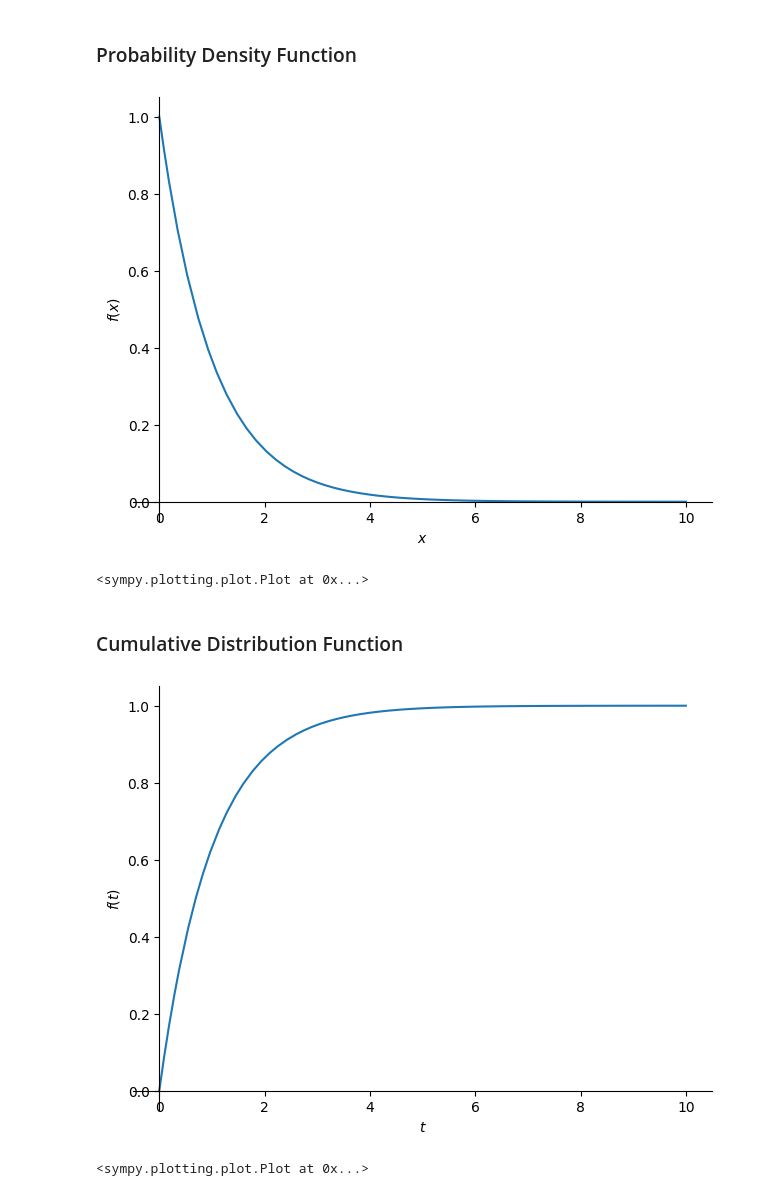
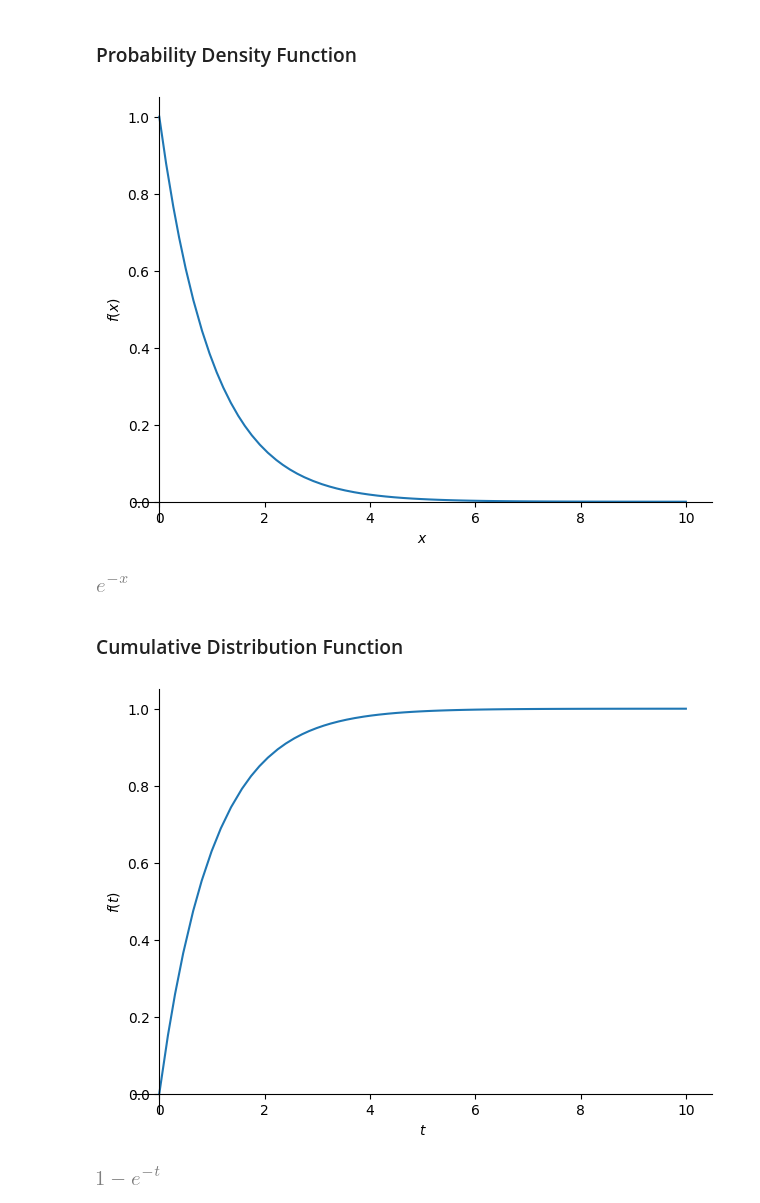
Before and after one commit to BrightMoon-FFRC037/Dissertations, a Jupyter notebook: Mathematics/Probability and Statistic/Common Distributions.ipynb, the cells around one changed output. Drawn from its saved outputs; the diff is of its cells as text; code cells hidden in the pictures.

```diff
--- a/Mathematics/Probability and Statistic/Common Distributions.ipynb
+++ b/Mathematics/Probability and Statistic/Common Distributions.ipynb
@@ -77,16 +83,18 @@ $\lambda$ is the intensity or rate of Poisson Process (the incident happens $\la
 # %% [markdown]
 ### Probability Density Function
 # %%
-f = lam*exp(-lam*x)
-plot(f.subs(lam, 1), (x, 0, 10))
+f = λ*exp(-λ*x)
+plot(f.subs(λ, 1), (x, 0, 10))
+f.subs(λ, 1)
 # %% [output]
 [figure]
-<sympy.plotting.plot.Plot at 0x...>
+[figure, added]
 # %% [markdown]
 ### Cumulative Distribution Function
 # %%
-F = 1-exp(-lam*t)
-plot(F.subs(lam, 1), (t, 0, 10))
+F = 1-exp(-λ*t)
+plot(F.subs(λ, 1), (t, 0, 10))
+F.subs(λ, 1)
 # %% [output]
 [figure]
-<sympy.plotting.plot.Plot at 0x...>
+[figure, added]
```
Also changed, not shown: parts of 20 cells of this notebook.
